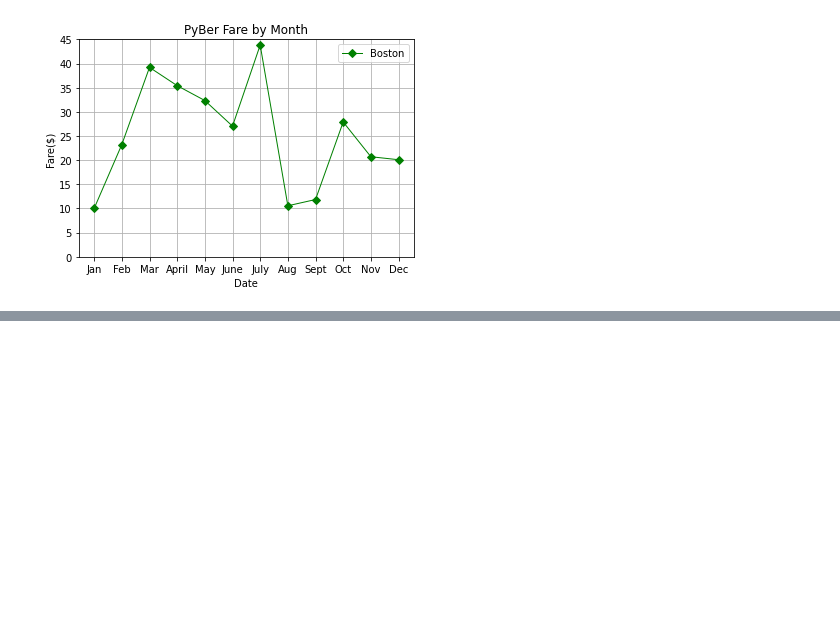
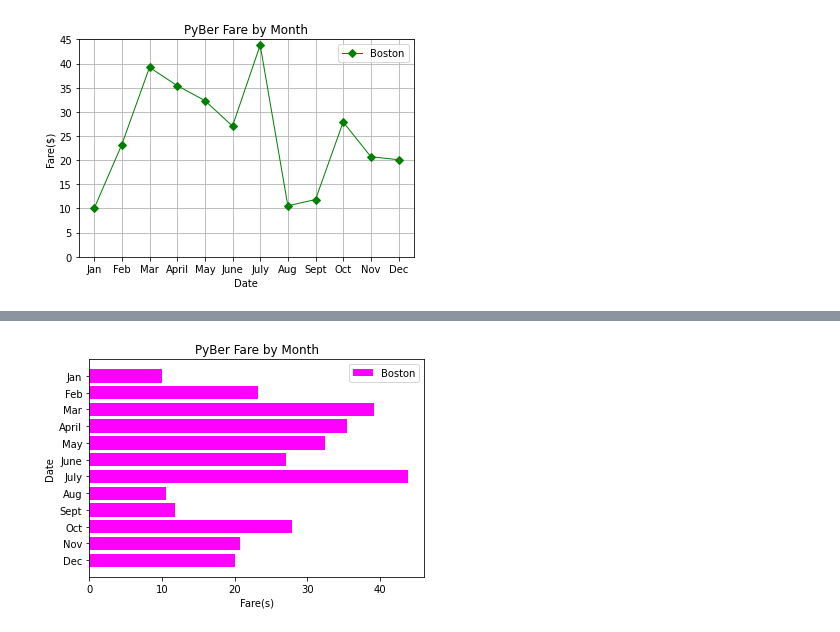
Before and after one commit to velasciraptor/PyBer_Analysis, a Jupyter notebook: matplotlib_practice.ipynb, the cells around one changed output, grey strips where cells are left out. Saved outputs shown, nothing was run; the diff lists cells and outputs as text; code cells hidden in the pictures; blank space fills up the shorter version.

```diff
--- a/matplotlib_practice.ipynb
+++ b/matplotlib_practice.ipynb
@@ -60,0 +76,17 @@ plt.legend()
+# %%
+# HORIZONTAL BAR CHART
+
+# Create a horizontal bar chart
+plt.barh(x_axis, y_axis, color="magenta", label="Boston")
+plt.title("PyBer Fare by Month")
+plt.xlabel("Fare(s)")
+plt.ylabel("Date")
+plt.legend()
+plt.gca().invert_yaxis()
+
+# If you place something on the wrong axis, you can inveret using code below.
+# gca = get current axes
+# plt.barh(x_axis, y_axis)
+# plt.gca().invert_yaxis()
+# %% [output]
+[figure, added]
```
Also changed, not shown: parts of 5 cells of this notebook.
